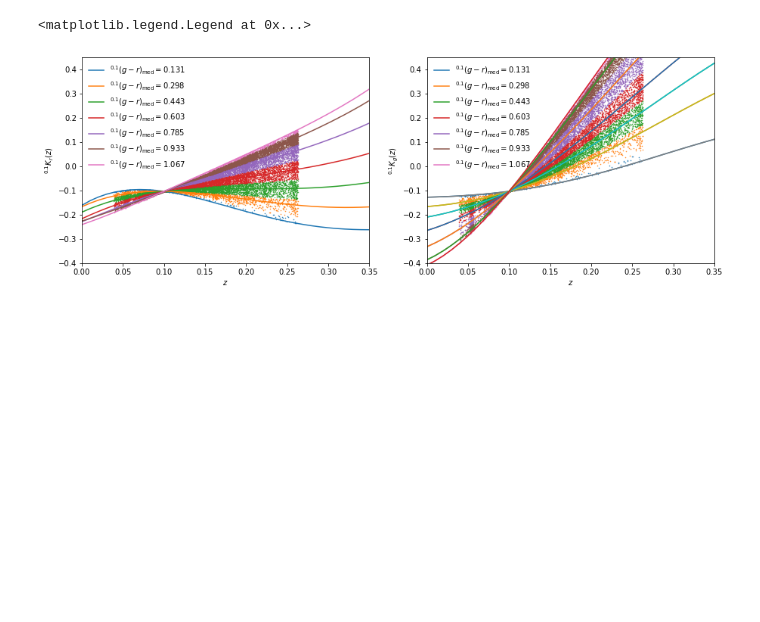
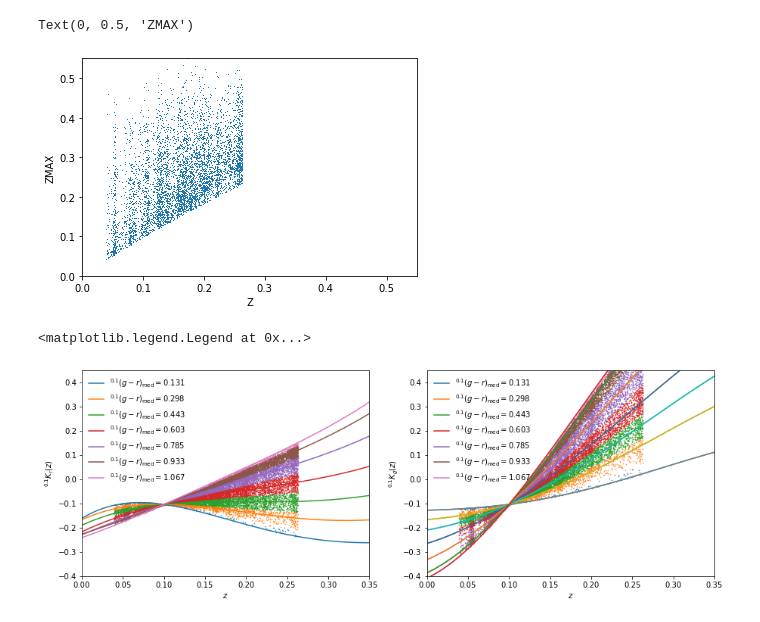
Before and after one commit to SgmAstro/DESI, a Jupyter notebook: kE_catQA.ipynb, the cells around one changed output. Saved outputs shown, nothing was run; the diff lists cells and outputs as text; code cells hidden in the pictures; blank space fills up the shorter version.

```diff
--- a/kE_catQA.ipynb
+++ b/kE_catQA.ipynb
@@ -58,3 +86,14 @@ Table length=20000
+# %%
+pl.plot(gama_zmax['ZGAMA'], gama_zmax['ZMAX'], marker=',', lw=0.0)
+
+pl.xlim(0.0, 0.55)
+pl.ylim(0.0, 0.55)
+
+pl.xlabel('Z')
+pl.ylabel('ZMAX')
+# %% [output]
+Text(0, 0.5, 'ZMAX')
+[figure, added]
 # %%
 fig, axes = plt.subplots(1, 2, figsize=(15,5))
 
```
Also changed, not shown: parts of 2 cells of this notebook, 3 other files.
